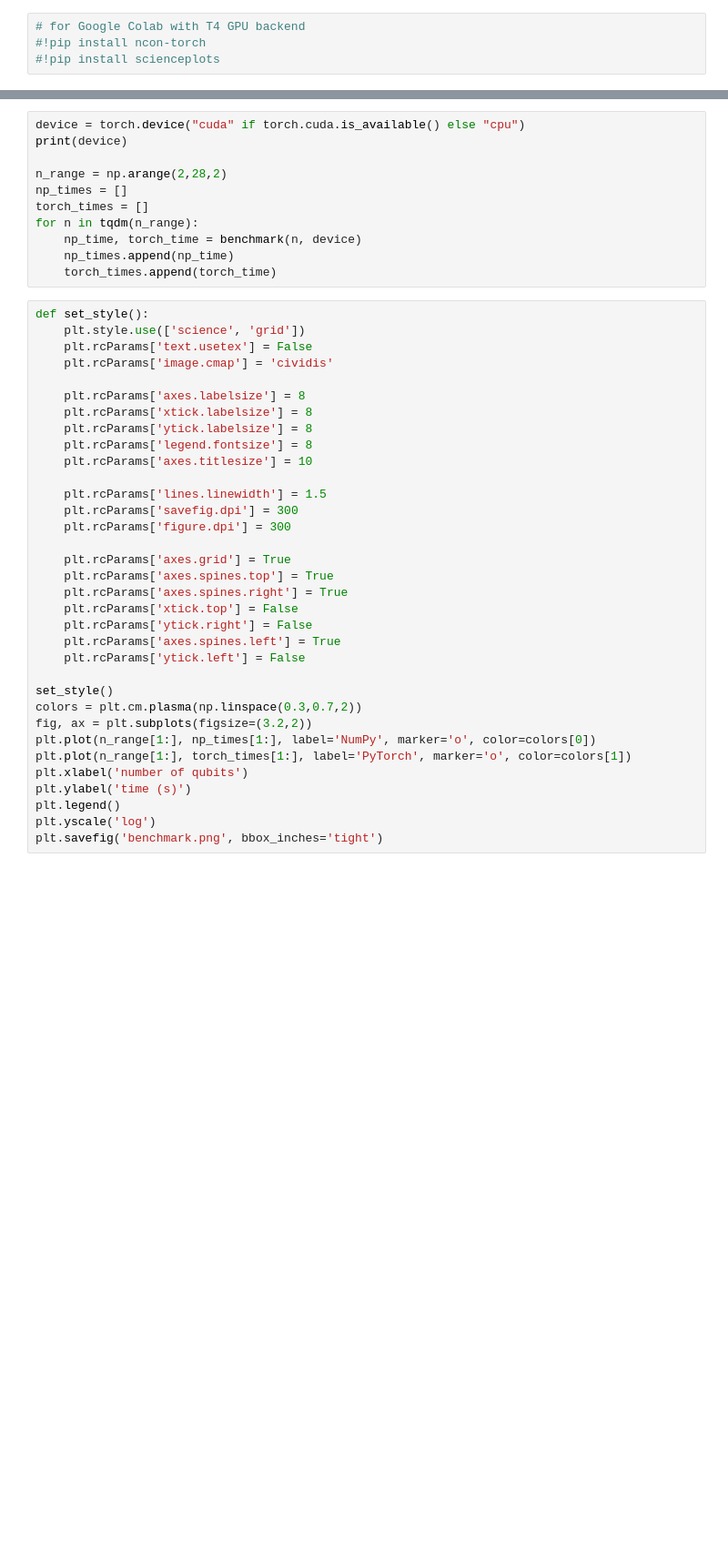
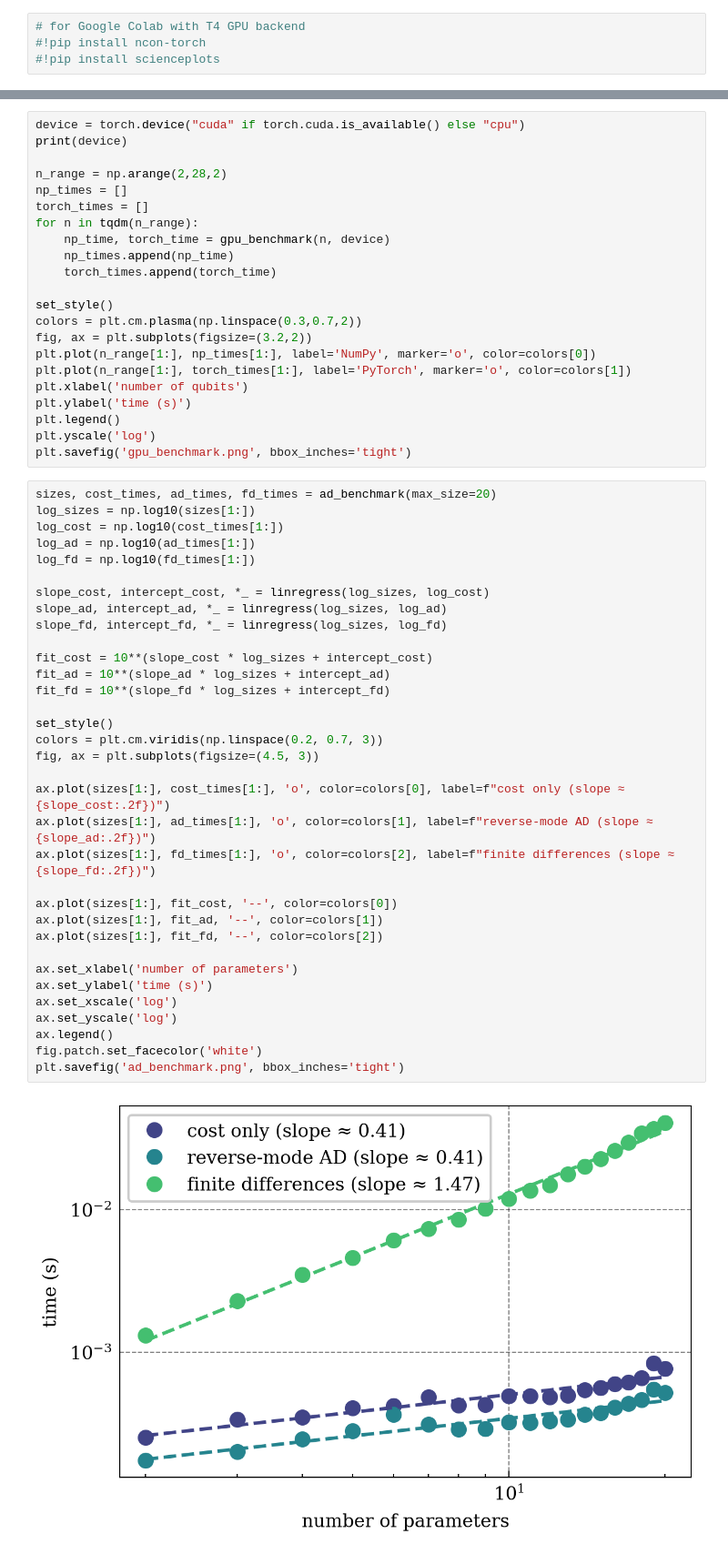
Before and after one commit to alam-faisal/ncon-torch, a Jupyter notebook: benchmark.ipynb, the cells around one changed output, grey strips where cells are left out. Shown at 91% size. Drawn from its saved outputs; the diff is of its cells as text; blank space fills up the shorter version.

```diff
--- a/benchmark.ipynb
+++ b/benchmark.ipynb
@@ -53,40 +120,53 @@ n_range = np.arange(2,28,2)
 np_times = []
 torch_times = []
 for n in tqdm(n_range):
-    np_time, torch_time = benchmark(n, device)
+    np_time, torch_time = gpu_benchmark(n, device)
     np_times.append(np_time)
     torch_times.append(torch_time)
+
+set_style()
+colors = plt.cm.plasma(np.linspace(0.3,0.7,2))
+fig, ax = plt.subplots(figsize=(3.2,2))
+plt.plot(n_range[1:], np_times[1:], label='NumPy', marker='o', color=colors[0])
+plt.plot(n_range[1:], torch_times[1:], label='PyTorch', marker='o', color=colors[1])
+plt.xlabel('number of qubits')
+plt.ylabel('time (s)')
+plt.legend()
+plt.yscale('log')
+plt.savefig('gpu_benchmark.png', bbox_inches='tight')
 # %%
-def set_style():
-    plt.style.use(['science', 'grid'])
-    plt.rcParams['text.usetex'] = False
-    plt.rcParams['image.cmap'] = 'cividis'
+sizes, cost_times, ad_times, fd_times = ad_benchmark(max_size=20)
+log_sizes = np.log10(sizes[1:])
+log_cost = np.log10(cost_times[1:])
+log_ad = np.log10(ad_times[1:])
+log_fd = np.log10(fd_times[1:])
 
-    plt.rcParams['axes.labelsize'] = 8
-    plt.rcParams['xtick.labelsize'] = 8
-    plt.rcParams['ytick.labelsize'] = 8
-    plt.rcParams['legend.fontsize'] = 8
-    plt.rcParams['axes.titlesize'] = 10
+slope_cost, intercept_cost, *_ = linregress(log_sizes, log_cost)
+slope_ad, intercept_ad, *_ = linregress(log_sizes, log_ad)
+slope_fd, intercept_fd, *_ = linregress(log_sizes, log_fd)
 
-    plt.rcParams['lines.linewidth'] = 1.5
-    plt.rcParams['savefig.dpi'] = 300
-    plt.rcParams['figure.dpi'] = 300
-
-    plt.rcParams['axes.grid'] = True
-    plt.rcParams['axes.spines.top'] = True
-    plt.rcParams['axes.spines.right'] = True
-    plt.rcParams['xtick.top'] = False
-    plt.rcParams['ytick.right'] = False
-    plt.rcParams['axes.spines.left'] = True
-    plt.rcParams['ytick.left'] = False
+fit_cost = 10**(slope_cost * log_sizes + intercept_cost)
+fit_ad = 10**(slope_ad * log_sizes + intercept_ad)
+fit_fd = 10**(slope_fd * log_sizes + intercept_fd)
 
 set_style()
-colors = plt.cm.plasma(np.linspace(0.3,0.7,2))
-fig, ax = plt.subplots(figsize=(3.2,2))
-plt.plot(n_range[1:], np_times[1:], label='NumPy', marker='o', color=colors[0])
-plt.plot(n_range[1:], torch_times[1:], label='PyTorch', marker='o', color=colors[1])
-plt.xlabel('number of qubits')
-plt.ylabel('time (s)')
-plt.legend()
-plt.yscale('log')
-plt.savefig('benchmark.png', bbox_inches='tight')
+colors = plt.cm.viridis(np.linspace(0.2, 0.7, 3))
+fig, ax = plt.subplots(figsize=(4.5, 3))
+
+ax.plot(sizes[1:], cost_times[1:], 'o', color=colors[0], label=f"cost only (slope ≈ {slope_cost:.2f})")
+ax.plot(sizes[1:], ad_times[1:], 'o', color=colors[1], label=f"reverse-mode AD (slope ≈ {slope_ad:.2f})")
+ax.plot(sizes[1:], fd_times[1:], 'o', color=colors[2], label=f"finite differences (slope ≈ {slope_fd:.2f})")
+
+ax.plot(sizes[1:], fit_cost, '--', color=colors[0])
+ax.plot(sizes[1:], fit_ad, '--', color=colors[1])
+ax.plot(sizes[1:], fit_fd, '--', color=colors[2])
+
+ax.set_xlabel('number of parameters')
+ax.set_ylabel('time (s)')
+ax.set_xscale('log')
+ax.set_yscale('log')
+ax.legend()
+fig.patch.set_facecolor('white')
+plt.savefig('ad_benchmark.png', bbox_inches='tight')
+# %% [output]
+[figure, added]
```
Also changed, not shown: parts of 2 cells of this notebook, 6 other files.
